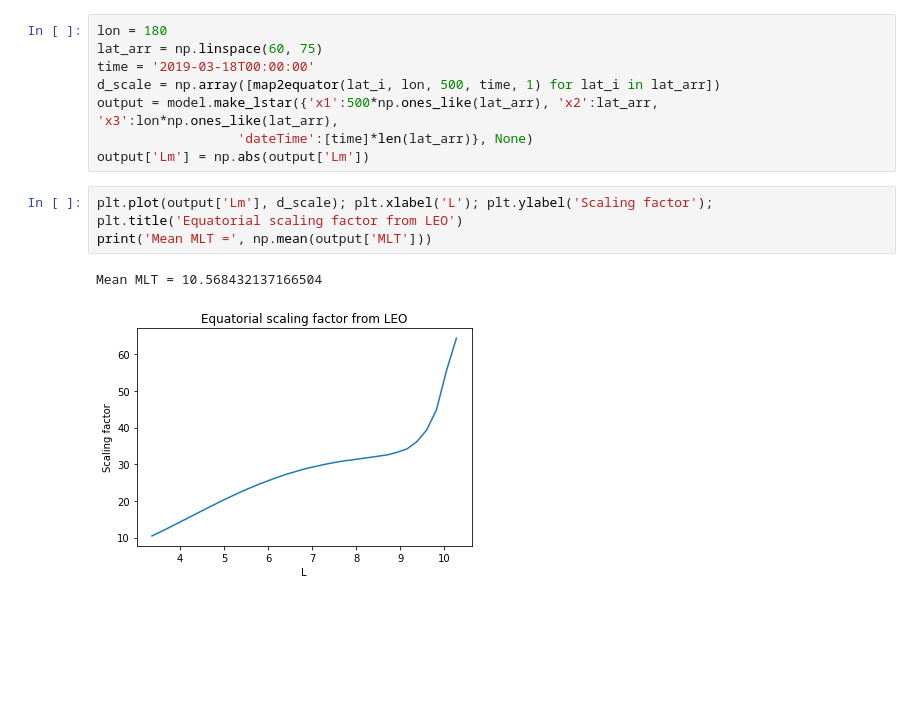
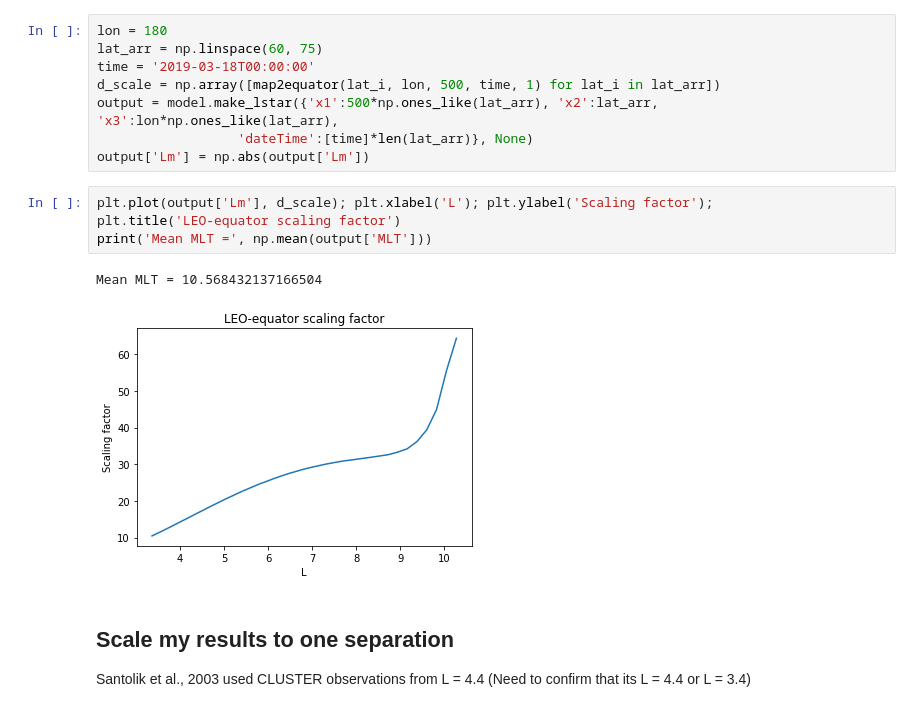
Before and after one commit to mshumko/ac6_microburst_scale_sizes, a Jupyter notebook: stats/microburst_cdf_equator.ipynb, the cells around one changed output. Saved outputs shown, nothing was run; the diff lists cells and outputs as text; blank space fills up the shorter version.

```diff
--- a/stats/microburst_cdf_equator.ipynb
+++ b/stats/microburst_cdf_equator.ipynb
@@ -75,8 +91,11 @@ output = model.make_lstar({'x1':500*np.ones_like(lat_arr), 'x2':lat_arr, 'x3':lo
 output['Lm'] = np.abs(output['Lm'])
 # %%
 plt.plot(output['Lm'], d_scale); plt.xlabel('L'); plt.ylabel('Scaling factor');
-plt.title('Equatorial scaling factor from LEO')
+plt.title('LEO-equator scaling factor')
 print('Mean MLT =', np.mean(output['MLT']))
 # %% [output]
 Mean MLT = 10.568432137166504
-[figure, old version]
+[figure, new version]
+# %% [markdown]
+## Scale my results to one separation
+Santolik et al., 2003 used CLUSTER observations from L = 4.4 (Need to confirm that its L = 4.4 or L = 3.4)
```
Also changed, not shown: parts of 6 cells of this notebook.
